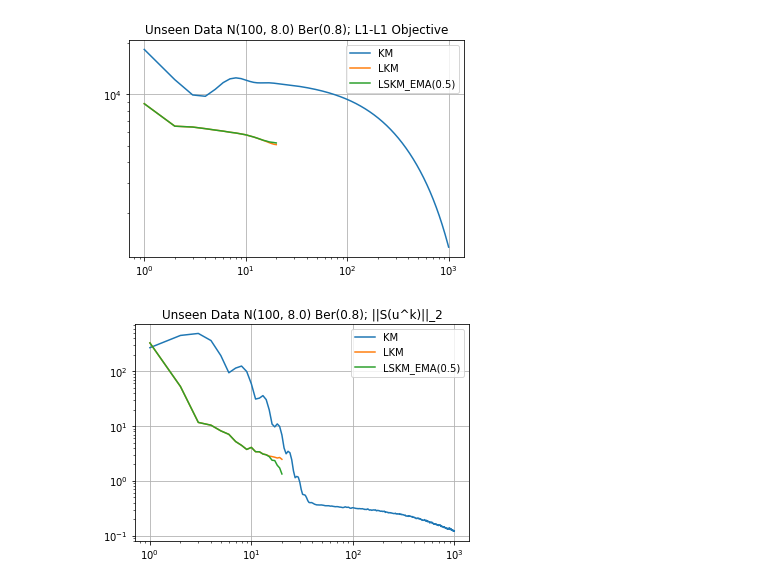
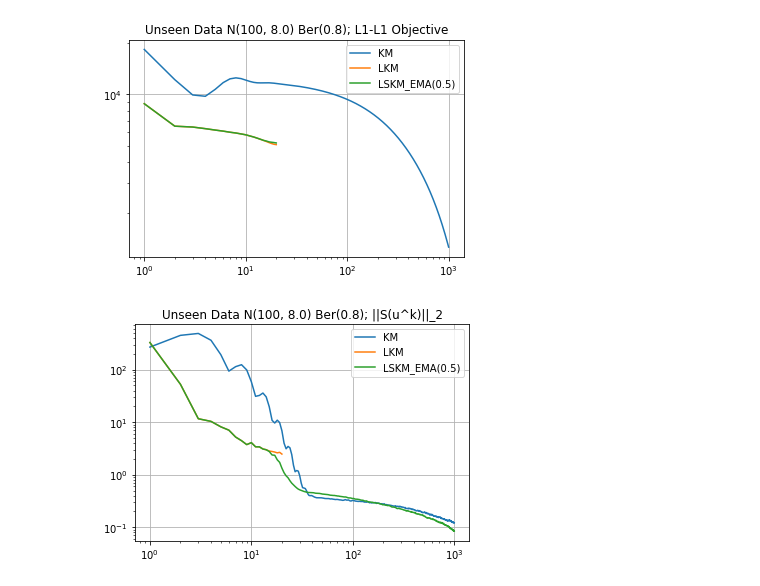
Before and after one commit to xhchrn/D-LADMM, a Jupyter notebook: plots.ipynb, the cells around one changed output. Drawn from its saved outputs; the diff is of its cells as text; code cells hidden in the pictures.

Commit message:
Continue L(S)KM with KM

```diff
--- a/plots.ipynb
+++ b/plots.ipynb
@@ -522,27 +522,27 @@ plt.savefig('./plots/L1L1-unseen-p0.8-mu100.0-s8.0-delta0.1-ema0.5.png', dpi=300
 # %%
 km, _ = read_logs('./test-logs/scalar-s-l2-results-km1000-p0.8-mu100.0-sigma8.0-None.txt')
 lkm, _ = read_logs('./test-logs/scalar-s-l2-results-lskm-p0.8-mu100.0-sigma8.0-None.txt')
 # lskm_ema04, pct_ema04 = read_logs('./test-logs/scalar-s-l2-results-lskm-p0.4-sigma4.0-delta0.01-EMA0.4.txt')
-lskm_ema05, pct_ema05 = read_logs('./test-logs/scalar-s-l2-results-lskm-p0.8-mu100.0-sigma8.0-delta0.1-EMA0.5.txt')
+lskm_ema05, pct_ema05 = read_logs('./test-logs/scalar-s-l2-results-lskm-continued1000-p0.8-mu100.0-sigma8.0-delta0.1-EMA0.5.txt')
 # lskm_ema06, pct_ema06 = read_logs('./test-logs/scalar-s-l2-results-lskm-p0.4-sigma4.0-delta0.01-EMA0.6.txt')
 
 plt.close()
 
 plt.plot(np.arange(len(km))+1, km, label='KM')
 plt.plot(np.arange(len(lkm))+1, lkm, label='LKM')
 # plt.plot(np.arange(len(lskm_ema04))+1, lskm_ema04, label='LSKM_EMA(0.4)')
 plt.plot(np.arange(len(lskm_ema05))+1, lskm_ema05, label='LSKM_EMA(0.5)')
 # plt.plot(np.arange(len(lskm_ema06))+1, lskm_ema06, label='LSKM_EMA(0.6)')
 # plt.plot(np.arange(len(lskm_gs05))+1, lskm_gs05, label='vLSKM_GS(0.5)')
 # plt.plot(np.arange(len(lskm_rt10))+1, lskm_rt10, label='LSKM_RT(1.0)')
 
 plt.legend()
 plt.title('Unseen Data N(100, 8.0) Ber(0.8); ||S(u^k)||_2')
 plt.grid()
 plt.xscale('log')
 plt.yscale('log')
 
 plt.savefig('./plots/SL2-unseen-p0.8-mu100.0-s8.0-delta0.1-ema0.5.png', dpi=300)
 # plt.show()
 # %% [output]
-[figure, old version]
+[figure, new version]
```
Also changed, not shown: 1 other file.
